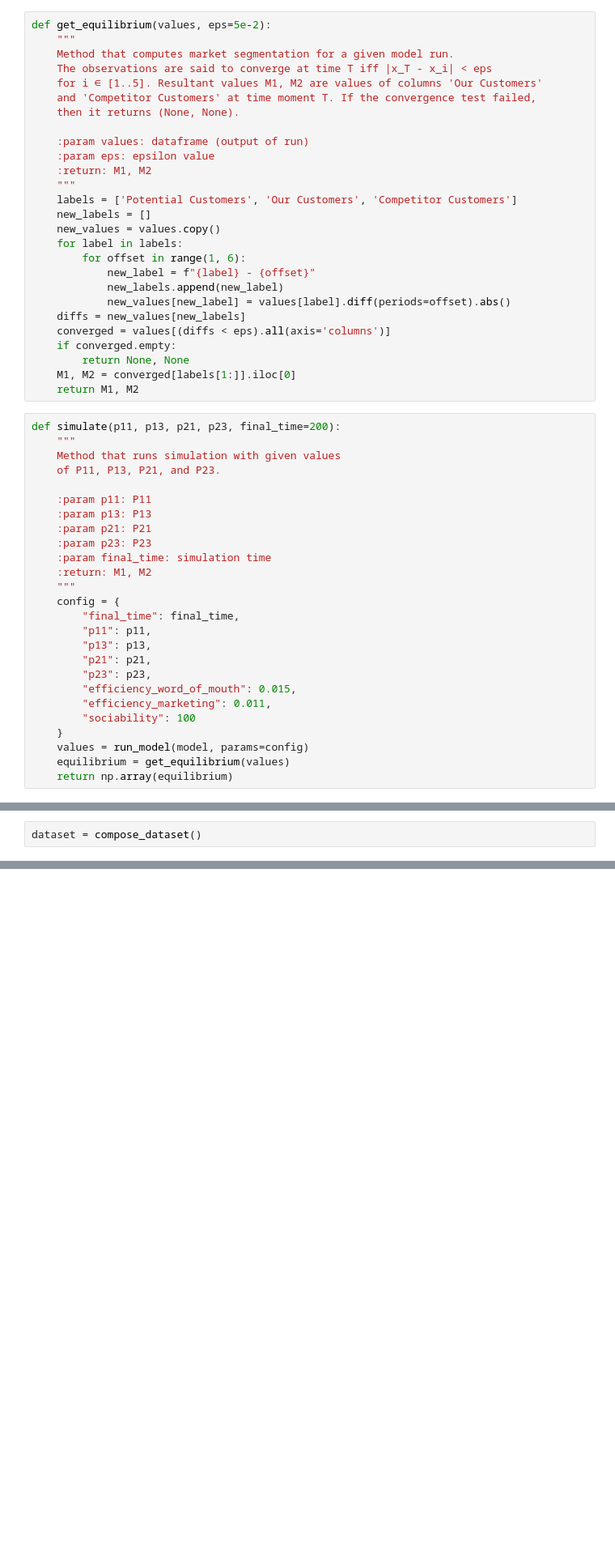
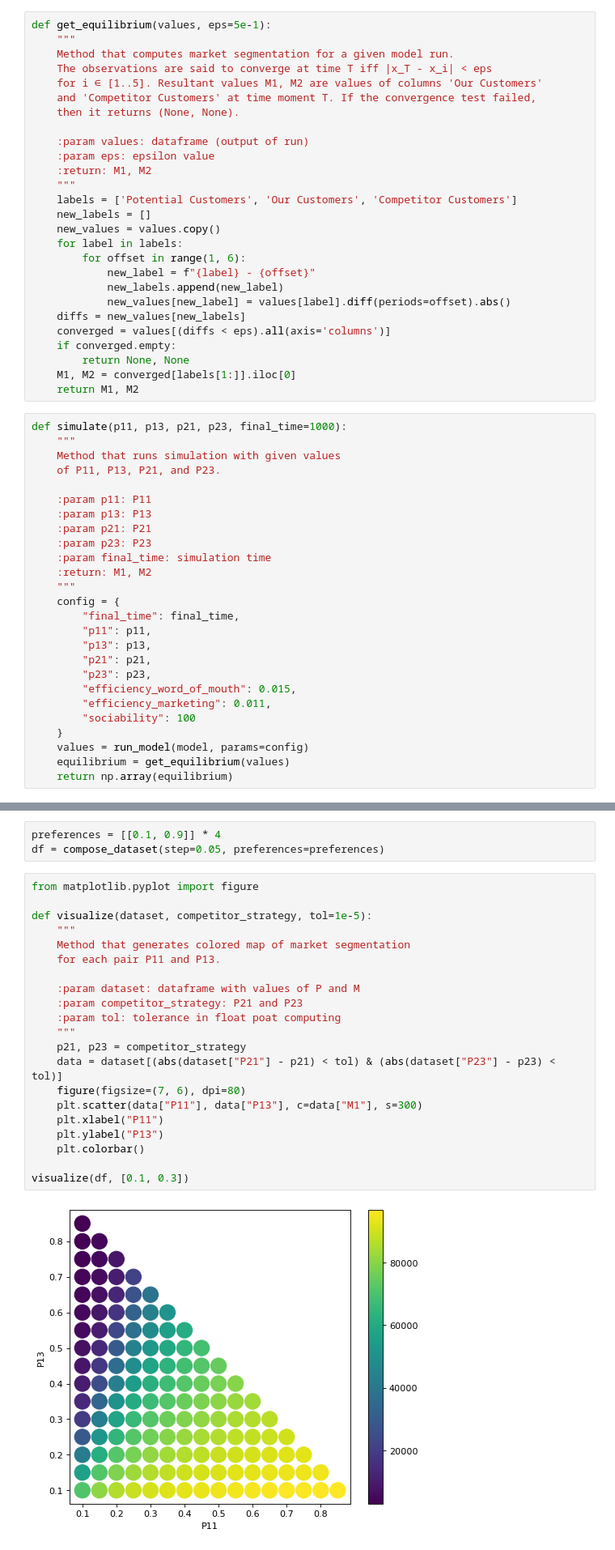
Before and after one commit to DanisAlukaev/Simulation-Modelling, a Jupyter notebook: Assignment 2/Solution.ipynb, the cells around one changed output, grey strips where cells are left out. Shown at 81% size. Saved outputs shown, nothing was run; the diff lists cells and outputs as text; blank space fills up the shorter version.

```diff
--- a/Assignment 2/Solution.ipynb
+++ b/Assignment 2/Solution.ipynb
@@ -96,7 +101,7 @@ plot_chart(values)
 # %% [markdown]
 ### 2. Convergence Estimation
 # %%
-def get_equilibrium(values, eps=5e-2):
+def get_equilibrium(values, eps=5e-1):
     """
     Method that computes market segmentation for a given model run.
     The observations are said to converge at time T iff |x_T - x_i| < eps
@@ -123,7 +128,7 @@ def get_equilibrium(values, eps=5e-2):
     M1, M2 = converged[labels[1:]].iloc[0]
     return M1, M2
 # %%
-def simulate(p11, p13, p21, p23, final_time=200):
+def simulate(p11, p13, p21, p23, final_time=1000):
     """
     Method that runs simulation with given values
     of P11, P13, P21, and P23.
@@ -233,5 +238,3 @@ def compose_dataset(step=0.1, preferences=None, save=True):
     dataset = pd.concat([df, targets], axis=1).fillna(value=np.nan)
     export(dataset, save)
     return dataset
-# %%
-dataset = compose_dataset()
@@ -246,0 +241,26 @@ dataset.head()
+# %%
+preferences = [[0.1, 0.9]] * 4
+df = compose_dataset(step=0.05, preferences=preferences)
+# %%
+from matplotlib.pyplot import figure
+
+def visualize(dataset, competitor_strategy, tol=1e-5):
+    """
+    Method that generates colored map of market segmentation
+    for each pair P11 and P13.
+
+    :param dataset: dataframe with values of P and M
+    :param competitor_strategy: P21 and P23
+    :param tol: tolerance in float poat computing
+    """
+    p21, p23 = competitor_strategy
+    data = dataset[(abs(dataset["P21"] - p21) < tol) & (abs(dataset["P23"] - p23) < tol)]
+    figure(figsize=(7, 6), dpi=80)
+    plt.scatter(data["P11"], data["P13"], c=data["M1"], s=300)
+    plt.xlabel("P11")
+    plt.ylabel("P13")
+    plt.colorbar()
+
+visualize(df, [0.1, 0.3])
+# %% [output]
+[figure, added]
```
Also changed, not shown: parts of 21 cells of this notebook, 3 other files.
